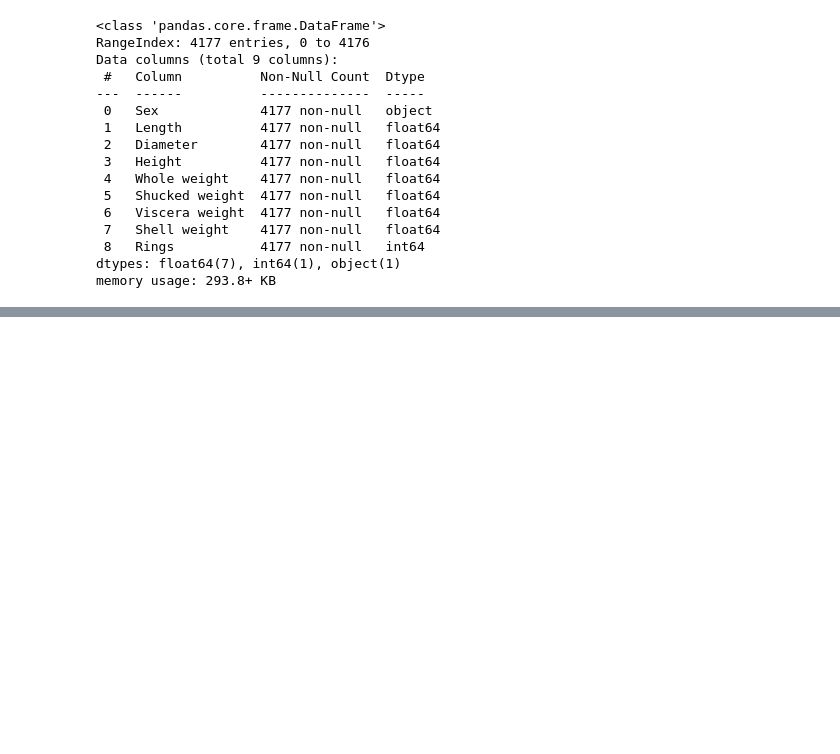
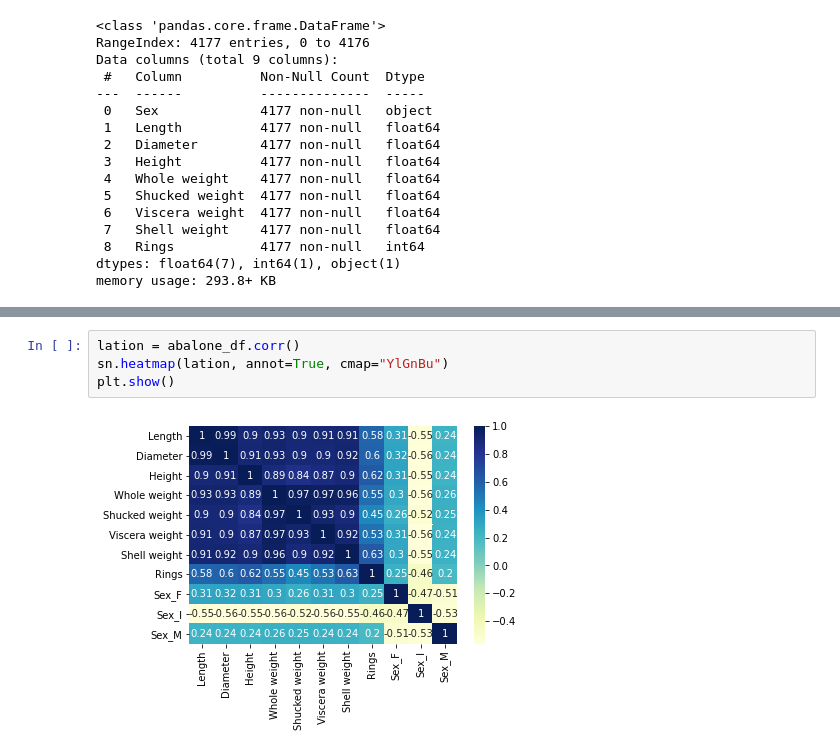
Before and after one commit to SharonBond/homework, a Jupyter notebook: week_17/week_17_homework.ipynb, the cells around one changed output, grey strips where cells are left out. Cells and saved outputs as stored; diff of their text form; blank space fills up the shorter version.

```diff
--- a/week_17/week_17_homework.ipynb
+++ b/week_17/week_17_homework.ipynb
@@ -119,0 +291,6 @@ abalone_df.describe()
+# %%
+lation = abalone_df.corr()
+sn.heatmap(lation, annot=True, cmap="YlGnBu")
+plt.show()
+# %% [output]
+[figure, added]
```
Also changed, not shown: parts of 38 cells of this notebook.
